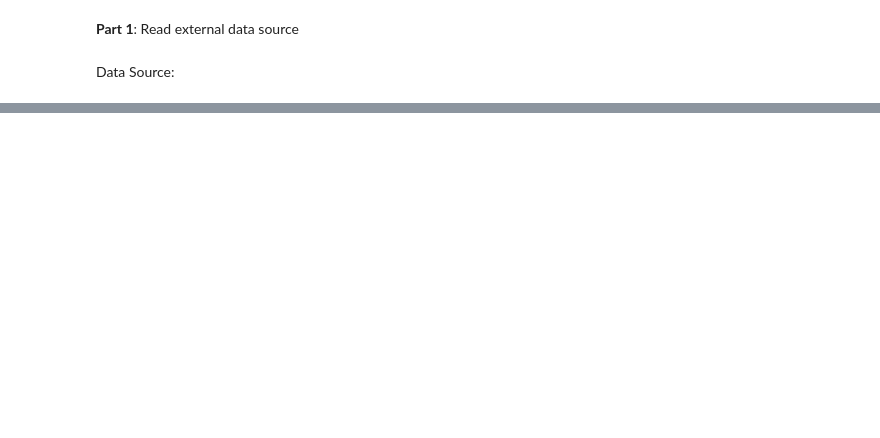
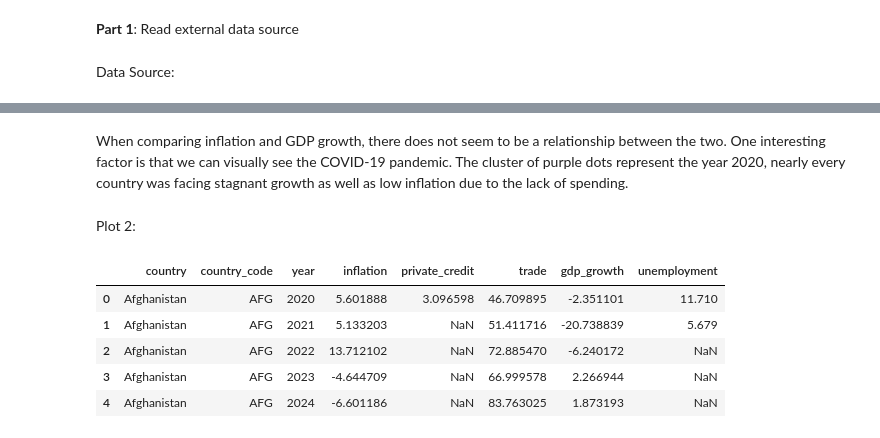
Before and after one commit to lukelowe19/STA556-HW-2, a Jupyter notebook: notebooks/hw_2.ipynb, the cells around one changed output, grey strips where cells are left out. Saved outputs shown, nothing was run; the diff lists cells and outputs as text; code cells hidden in the pictures; blank space fills up the shorter version.

```diff
--- a/notebooks/hw_2.ipynb
+++ b/notebooks/hw_2.ipynb
@@ -44,0 +92,13 @@ Name: Albania, dtype: float64
+# %% [markdown]
+When comparing inflation and GDP growth, there does not seem to be a relationship between the two. One interesting factor is that we can visually see the COVID-19 pandemic. The cluster of purple dots represent the year 2020, nearly every country was facing stagnant growth as well as low inflation due to the lack of spending.
+# %% [markdown]
+Plot 2:
+# %%
+df_reshape.head()
+# %% [output]
+|  | country | country_code | year | inflation | private_credit | trade | gdp_growth | unemployment |
+| 0 | Afghanistan | AFG | 2020 | 5.601888 | 3.096598 | 46.709895 | -2.351101 | 11.710 |
+| 1 | Afghanistan | AFG | 2021 | 5.133203 | NaN | 51.411716 | -20.738839 | 5.679 |
+| 2 | Afghanistan | AFG | 2022 | 13.712102 | NaN | 72.885470 | -6.240172 | NaN |
+| 3 | Afghanistan | AFG | 2023 | -4.644709 | NaN | 66.999578 | 2.266944 | NaN |
+| 4 | Afghanistan | AFG | 2024 | -6.601186 | NaN | 83.763025 | 1.873193 | NaN |
```
Also changed, not shown: parts of 15 cells of this notebook, 3 other files.
